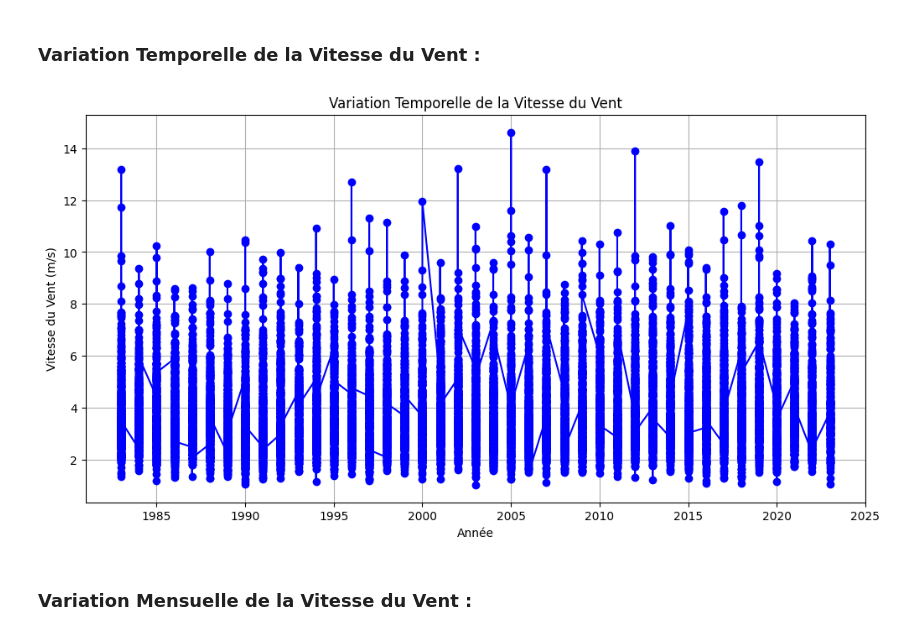
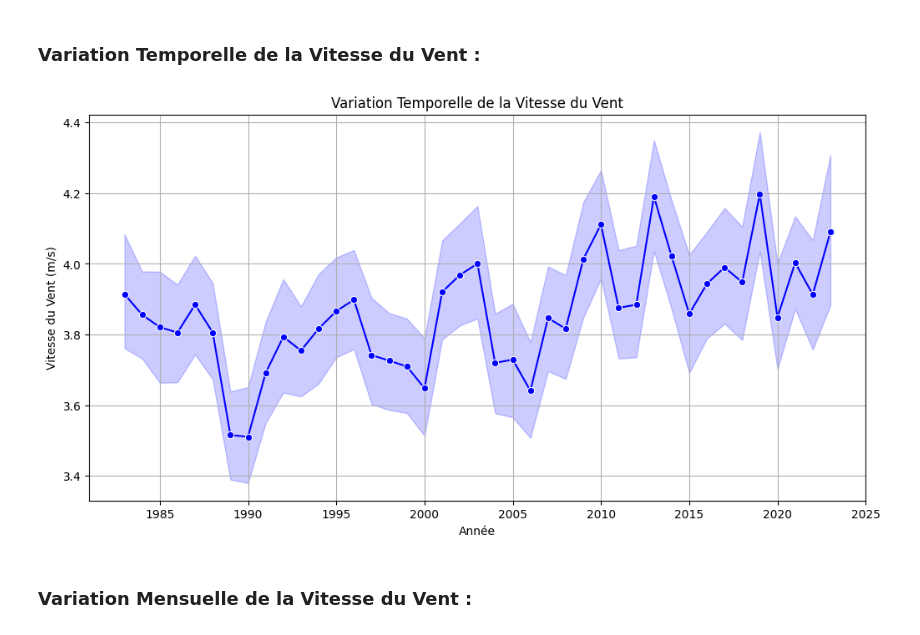
Before and after one commit to AzyzHm/Tunisia-Weather-Analysis, a Jupyter notebook: main.ipynb, the cells around one changed output. Drawn from its saved outputs; the diff is of its cells as text; code cells hidden in the pictures.

```diff
--- a/main.ipynb
+++ b/main.ipynb
@@ -295,16 +312,16 @@ Années et Mois des Vagues de Chaleur :
 # %% [markdown]
 ### Variation Temporelle de la Vitesse du Vent :
 # %%
-# Graphique de variation temporelle de la Vitesse_Vent_10m
+# Graphique de variation temporelle de la Vitesse_Vent_10m(moyenne)
 plt.figure(figsize=(12, 6))
-plt.plot(mydata['Année'], mydata['Vitesse_Vent_10m'], marker='o', linestyle='-', color='blue')
+sns.lineplot(x='Année', y='Vitesse_Vent_10m', data=mydata, marker='o', color='blue')
 plt.xlabel('Année')
 plt.ylabel('Vitesse du Vent (m/s)')
 plt.title('Variation Temporelle de la Vitesse du Vent')
 plt.grid(True)
 plt.show()
 # %% [output]
-[figure, old version]
+[figure, new version]
 # %% [markdown]
 ### Variation Mensuelle de la Vitesse du Vent :
 # %%
```
Also changed, not shown: parts of 22 cells of this notebook, 1 other file.
